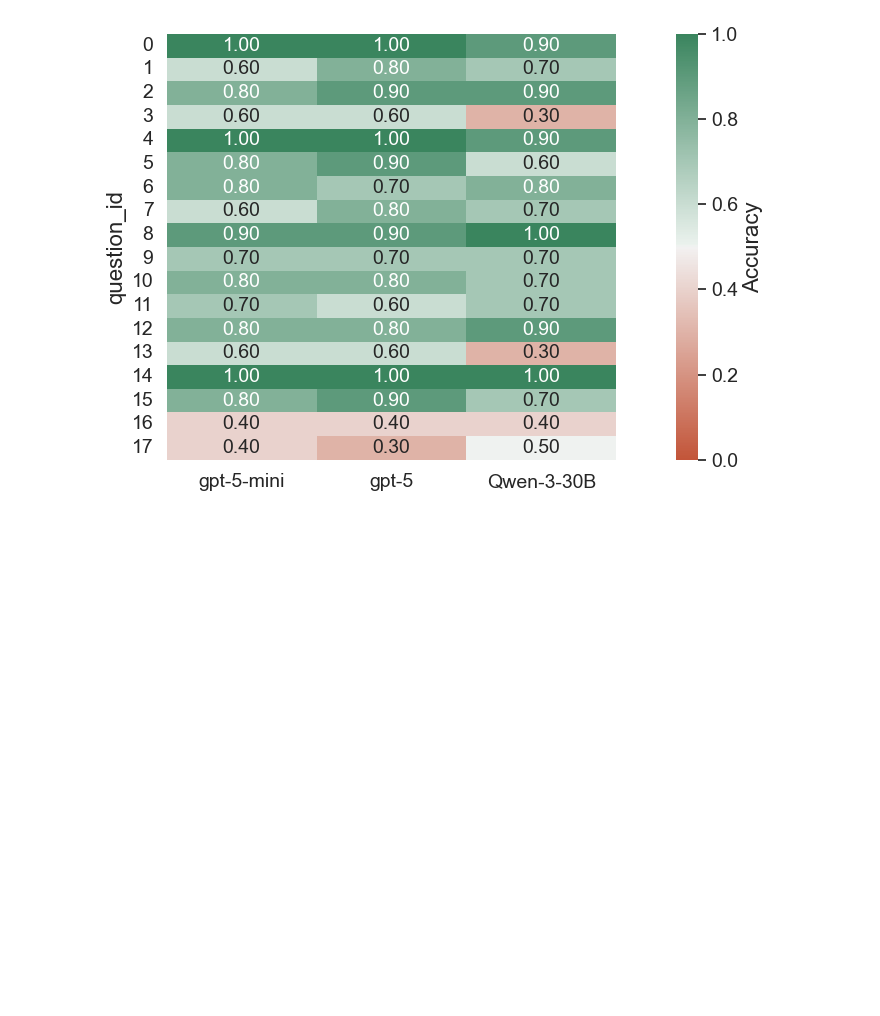
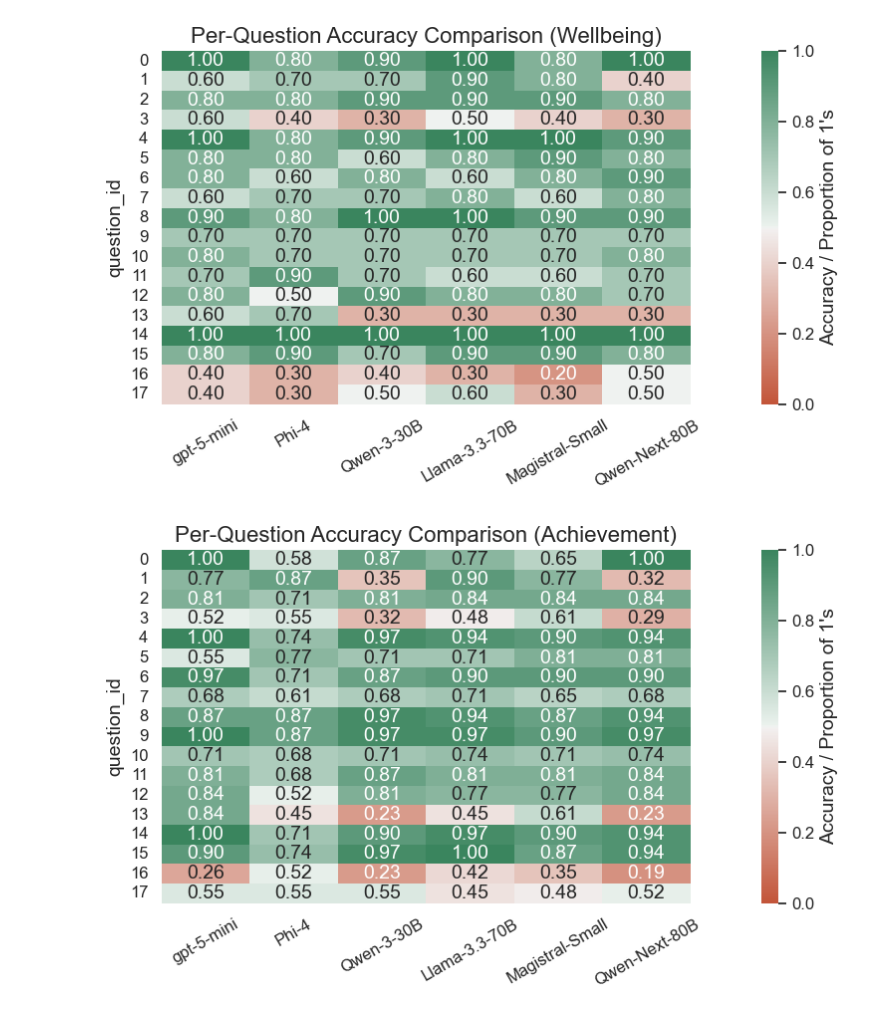
Before and after one commit to timovdk/grolts-llm, a Jupyter notebook: eval/per_case_study_comparison.ipynb, the cells around one changed output. Saved outputs shown, nothing was run; the diff lists cells and outputs as text; code cells hidden in the pictures; blank space fills up the shorter version.

```diff
--- a/eval/per_case_study_comparison.ipynb
+++ b/eval/per_case_study_comparison.ipynb
@@ -1,13 +1,9 @@
 # %%
 PATH = "./outputs"
-FILES = [
-    "Qwen_Qwen3-Embedding-8B_gpt-5-mini_wellbeing_500_3.csv",
-    "Qwen_Qwen3-Embedding-8B_gpt-5_wellbeing_500_3.csv",
-    "Qwen_Qwen3-Embedding-8B_Qwen_Qwen3-30B-A3B-Instruct-2507_wellbeing_500_3.csv",
-]
-LABELS = ["gpt-5-mini", "gpt-5", "Qwen-3-30B"]
-SUBFOLDER = "wellbeing"
-GROLTS_LABELS = True
+SUBFOLDERS = ["wellbeing", "achievement", "delinquency", "ptsd"]
+LABELS = ["gpt-5-mini", "Phi-4", "Qwen-3-30B", "Llama-3.3-70B", "Magistral-Small", "Qwen-Next-80B"]
+GROLTS_LABELS_OLD = ["1","2","3a","3b","3c","4","5","6a","6b","7","8","9","10","11","12","13","14a","14b","14c","15","16"]
+GROLTS_LABELS_NEW = ["1","2","3","4","5","6","7","8","9","10","11","12","13","14","15","16","17","18"]
 # %%
 %matplotlib inline
 import os
@@ -23,10 +19,10 @@ sns.set_theme(style="whitegrid")
 plt.rcParams.update(
     {
         "figure.figsize": (3.3, 2.5),  # inches, ~1-column width
-        "axes.titlesize": 18,
-        "axes.labelsize": 16,
-        "xtick.labelsize": 14,
-        "ytick.labelsize": 14,
+        "axes.titlesize": 16,
+        "axes.labelsize": 14,
+        "xtick.labelsize": 12,
+        "ytick.labelsize": 12,
         "legend.fontsize": 14,
         "pdf.fonttype": 42,  # vector fonts
         "ps.fonttype": 42,
@@ -76,15 +72,30 @@ def plot_mapped_accuracy_heatmaps(acc_df):
     plt.show()
 # %%
+acc_dfs = []
 # Load labels
-df_labels = pd.read_csv(f"./human_labels/{SUBFOLDER}.csv", delimiter=";", dtype=int)
-df_labels = df_labels.melt(
-    id_vars=["paper_id"], var_name="question_id", value_name="answer"
-)
-df_labels["paper_id"] = df_labels["paper_id"].astype(int)
-df_labels["question_id"] = df_labels["question_id"].astype(int)
-df_labels["answer"] = df_labels["answer"].astype(int)
+for subfolder in SUBFOLDERS:
+    df_labels = pd.read_csv(f"./human_labels/{subfolder}.csv", delimiter=";", dtype=int)
+    df_labels = df_labels.melt(
+        id_vars=["paper_id"], var_name="question_id", value_name="answer"
+    )
+    df_labels["paper_id"] = df_labels["paper_id"].astype(int)
+    df_labels["question_id"] = df_labels["question_id"].astype(int)
+    df_labels["answer"] = df_labels["answer"].astype(int)
 
-acc_df = load_llm_accuracies(df_labels)
-plot_mapped_accuracy_heatmaps(acc_df)
+
+    files = [
+        f"Qwen_Qwen3-Embedding-8B_gpt-5-mini_{subfolder}_500_{"0" if subfolder == "ptsd" else "3"}.csv",
+        f"Qwen_Qwen3-Embedding-8B_microsoft_phi-4_{subfolder}_500_{"0" if subfolder == "ptsd" else "3"}.csv",
+        f"Qwen_Qwen3-Embedding-8B_Qwen_Qwen3-30B-A3B-Instruct-2507_{subfolder}_500_{"0" if subfolder == "ptsd" else "3"}.csv",
+        f"Qwen_Qwen3-Embedding-8B_meta-llama_Llama-3.3-70B-Instruct_{subfolder}_500_{"0" if subfolder == "ptsd" else "3"}.csv",
+        f"Qwen_Qwen3-Embedding-8B_mistralai_Magistral-Small-2509_{subfolder}_500_{"0" if subfolder == "ptsd" else "3"}.csv",
+        f"Qwen_Qwen3-Embedding-8B_Qwen_Qwen3-Next-80B-A3B-Instruct_{subfolder}_500_{"0" if subfolder == "ptsd" else "3"}.csv",
+    ]
+
+
+    acc_df = load_llm_accuracies(df_labels, files)
+    plot_mapped_accuracy_heatmaps(acc_df, subfolder)
+    acc_dfs.append(acc_df)
 # %% [output]
-[figure, old version]
+[figure, new version]
+[figure, added]
```
Also changed, not shown: parts of 5 cells of this notebook.
